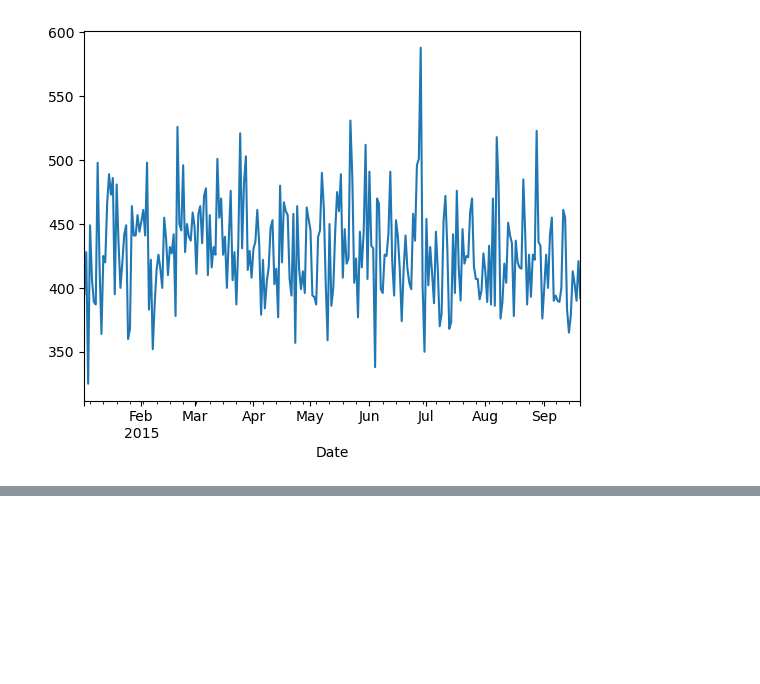
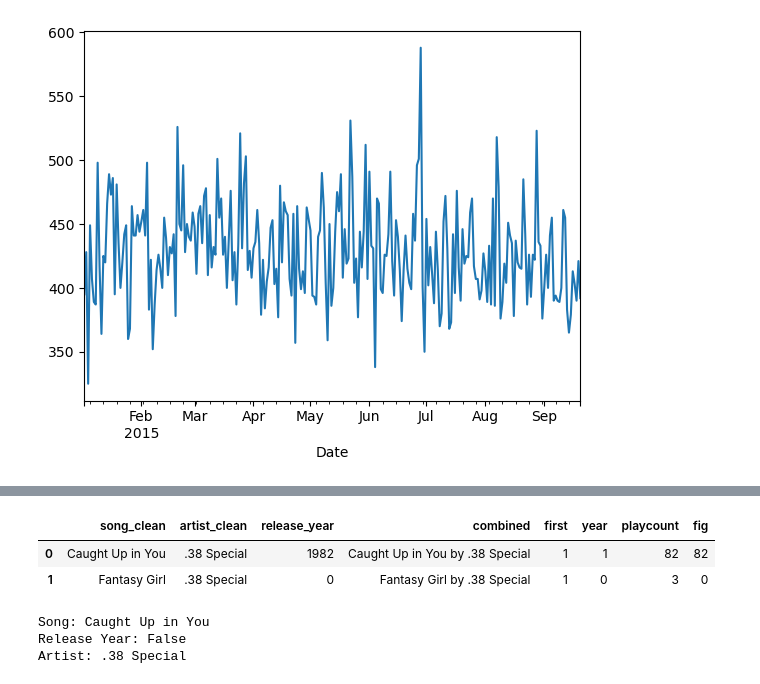
Before and after one commit to RojeshDhakal/IOD, a Jupyter notebook: Practice Lab/Revising2.ipynb, the cells around one changed output, grey strips where cells are left out. Cells and saved outputs as stored; diff of their text form; code cells hidden in the pictures; blank space fills up the shorter version.

```diff
--- a/Practice Lab/Revising2.ipynb
+++ b/Practice Lab/Revising2.ipynb
@@ -656,0 +745,2 @@ crimedata.groupby(crimedata.index).size().plot()
+# %%
+rocks['release_year']=rocks.release_year.astype('int')
@@ -656,0 +771,6 @@ crimedata.groupby(crimedata.index).size().plot()
+# %%
+rocks.head(2)
+# %% [output]
+|  | song_clean | artist_clean | release_year | combined | first | year | playcount | fig |
+| 0 | Caught Up in You | .38 Special | 1982 | Caught Up in You by .38 Special | 1 | 1 | 82 | 82 |
+| 1 | Fantasy Girl | .38 Special | 0 | Fantasy Girl by .38 Special | 1 | 0 | 3 | 0 |
@@ -656,0 +783,6 @@ crimedata.groupby(crimedata.index).size().plot()
+# %%
+check_songs(rocks.iloc[0])
+# %% [output]
+Song: Caught Up in You
+Release Year: False
+Artist: .38 Special
```
Also changed, not shown: parts of 11 cells of this notebook, 12 other files.
